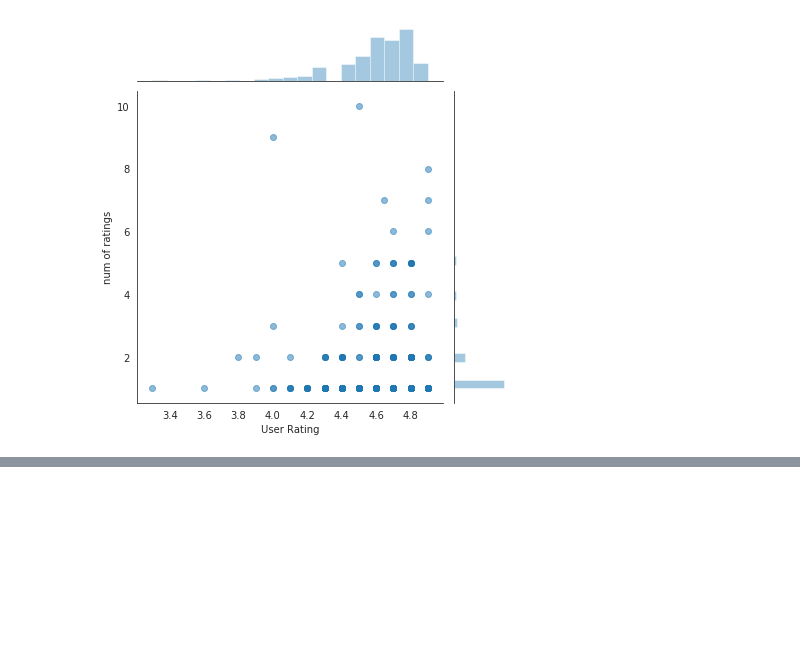
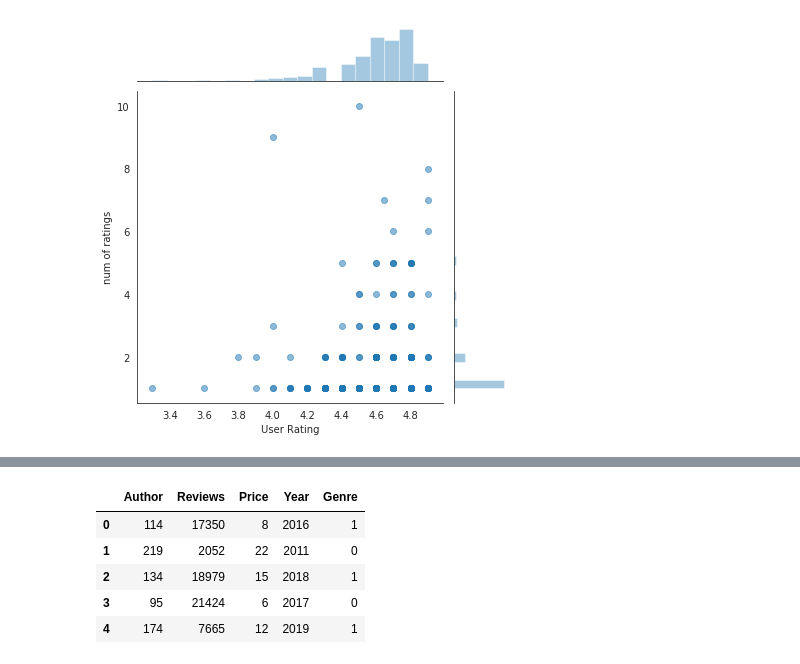
Before and after one commit to MohammadB88/ML_DS_Projects, a Jupyter notebook: kaggle/Amazon_Book_Rating/Amz_book_rating.ipynb, the cells around one changed output, grey strips where cells are left out. Cells and saved outputs as stored; diff of their text form; code cells hidden in the pictures; blank space fills up the shorter version.

```diff
--- a/kaggle/Amazon_Book_Rating/Amz_book_rating.ipynb
+++ b/kaggle/Amazon_Book_Rating/Amz_book_rating.ipynb
@@ -165 +282,12 @@ ValueError: Item wrong length 7 instead of 550.
+# %%
+y = encoded_df['User Rating']
+X = encoded_df.drop(['User Rating', 'Name'], axis=1)
+X.head()
+# %% [output]
+|  | Author | Reviews | Price | Year | Genre |
+| 0 | 114 | 17350 | 8 | 2016 | 1 |
+| 1 | 219 | 2052 | 22 | 2011 | 0 |
+| 2 | 134 | 18979 | 15 | 2018 | 1 |
+| 3 | 95 | 21424 | 6 | 2017 | 0 |
+| 4 | 174 | 7665 | 12 | 2019 | 1 |
 # %%
```
Also changed, not shown: parts of 28 cells of this notebook.
